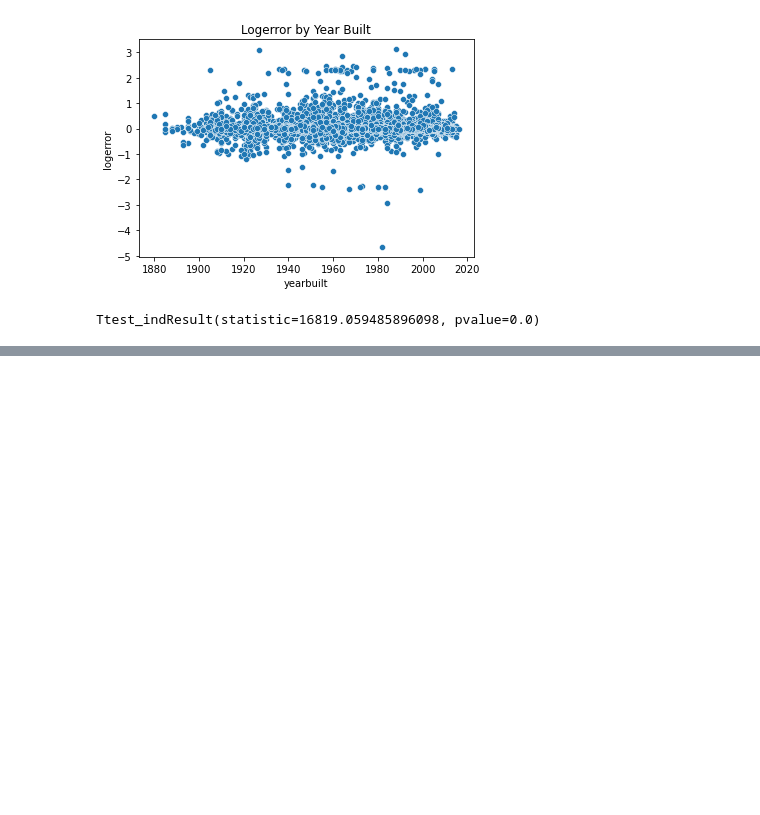
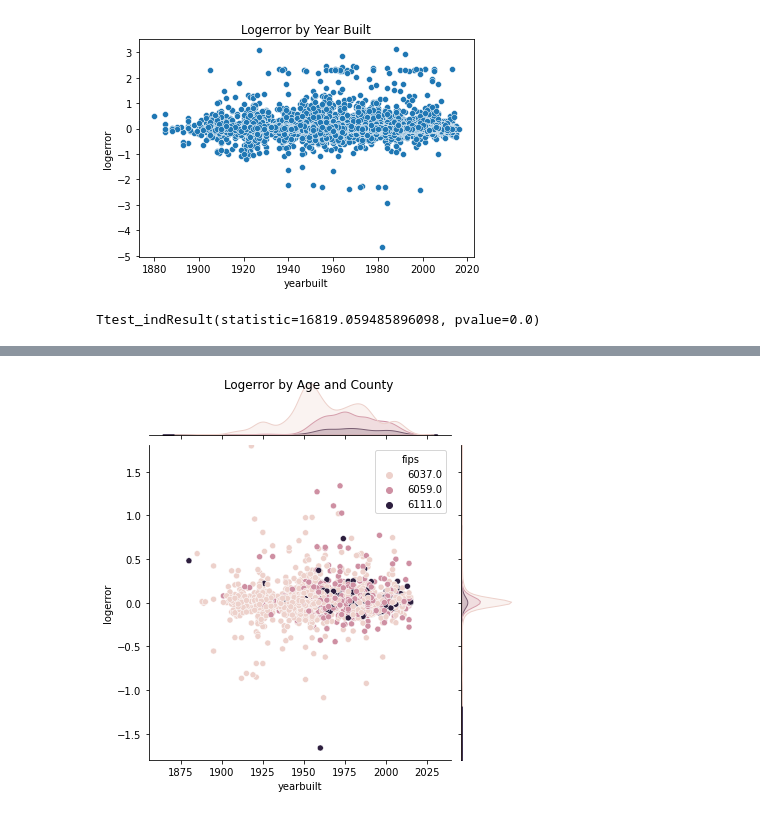
Before and after one commit to BraedenWright/clustering-project, a Jupyter notebook: clustering_zillow_project.ipynb, the cells around one changed output, grey strips where cells are left out. Drawn from its saved outputs; the diff is of its cells as text; code cells hidden in the pictures; blank space fills up the shorter version.

```diff
--- a/clustering_zillow_project.ipynb
+++ b/clustering_zillow_project.ipynb
@@ -338,0 +364,8 @@ plt.show()
+# %%
+# Lets compare fips on our last graph
+sns.jointplot('yearbuilt', 'logerror', data=sample, kind='scatter', hue='fips', ylim=(-1.8, 1.8))
+plt.suptitle('Logerror by Age and County')
+
+plt.show()
+# %% [output]
+[figure, added]
```
Also changed, not shown: parts of 60 cells of this notebook, 2 other files.
